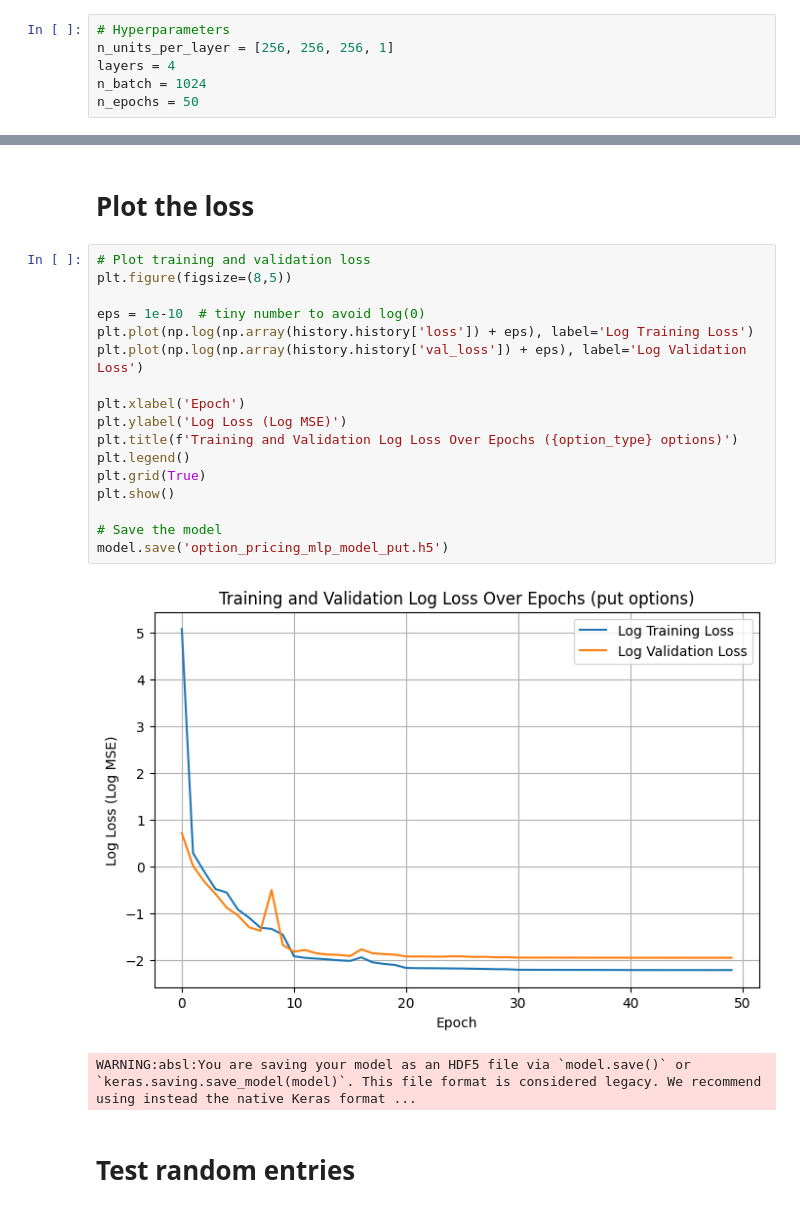
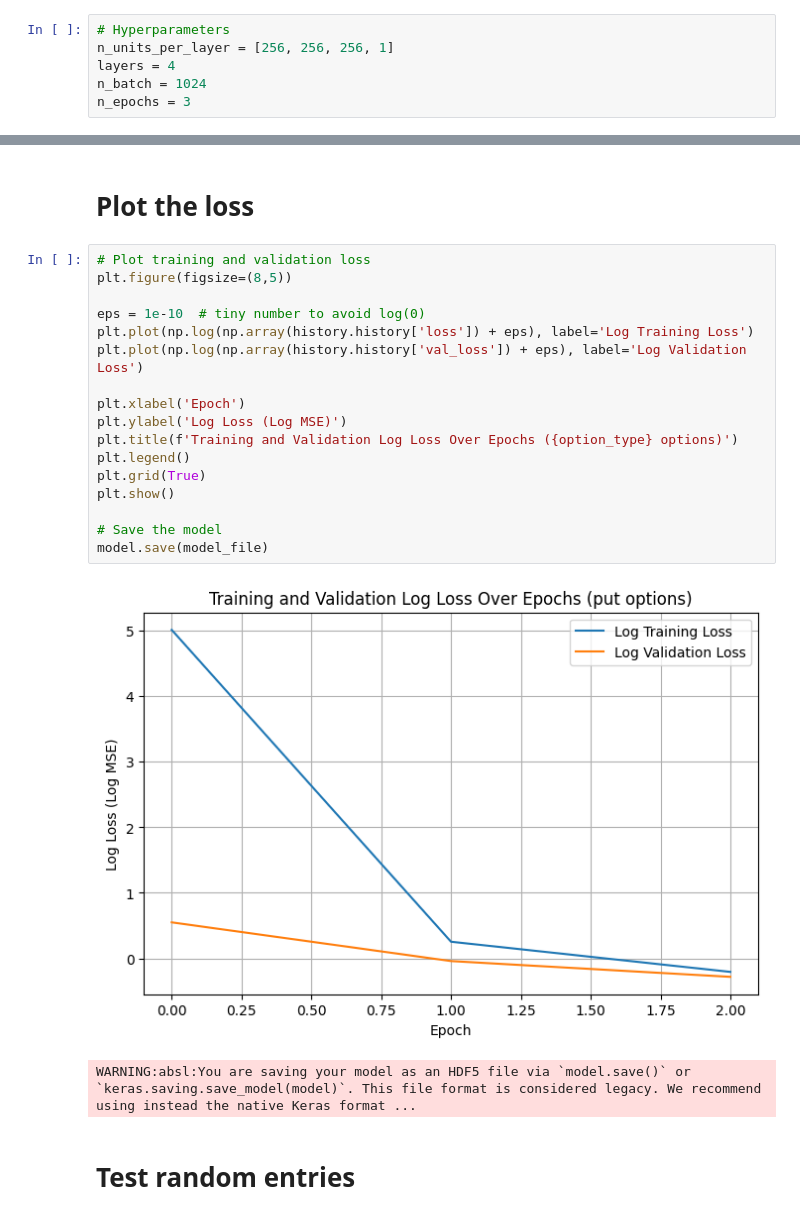
Before and after one commit to AdamK14/CS-4641-Project, a Jupyter notebook: MLP1/mlp1.ipynb, the cells around one changed output, grey strips where cells are left out. Saved outputs shown, nothing was run; the diff lists cells and outputs as text.

Commit message:
fix: implemented model_file variable correctly in mlp1

```diff
--- a/MLP1/mlp1.ipynb
+++ b/MLP1/mlp1.ipynb
@@ -97,7 +97,7 @@ option_df.drop('days_to_expiry', axis=1, inplace=True)
 n_units_per_layer = [256, 256, 256, 1]
 layers = 4
 n_batch = 1024
-n_epochs = 50
+n_epochs = 3
 # %% [markdown]
 # Building model
 # %%
@@ -173,22 +174,22 @@ KeyboardInterrupt:
 # %%
 # Plot training and validation loss
 plt.figure(figsize=(8,5))
 
 eps = 1e-10  # tiny number to avoid log(0)
 plt.plot(np.log(np.array(history.history['loss']) + eps), label='Log Training Loss')
 plt.plot(np.log(np.array(history.history['val_loss']) + eps), label='Log Validation Loss')
 
 plt.xlabel('Epoch')
 plt.ylabel('Log Loss (Log MSE)')
 plt.title(f'Training and Validation Log Loss Over Epochs ({option_type} options)')
 plt.legend()
 plt.grid(True)
 plt.show()
 
 # Save the model
-model.save('option_pricing_mlp_model_put.h5')
+model.save(model_file)
 # %% [output]
-[figure, old version]
+[figure, new version]
 WARNING:absl:You are saving your model as an HDF5 file via `model.save()` or `keras.saving.save_model(model)`. This file format is considered legacy. We recommend using instead the native Keras format ...
 # %% [markdown]
 # Test random entries
```
Also changed, not shown: parts of 3 cells of this notebook, 1 other file.
